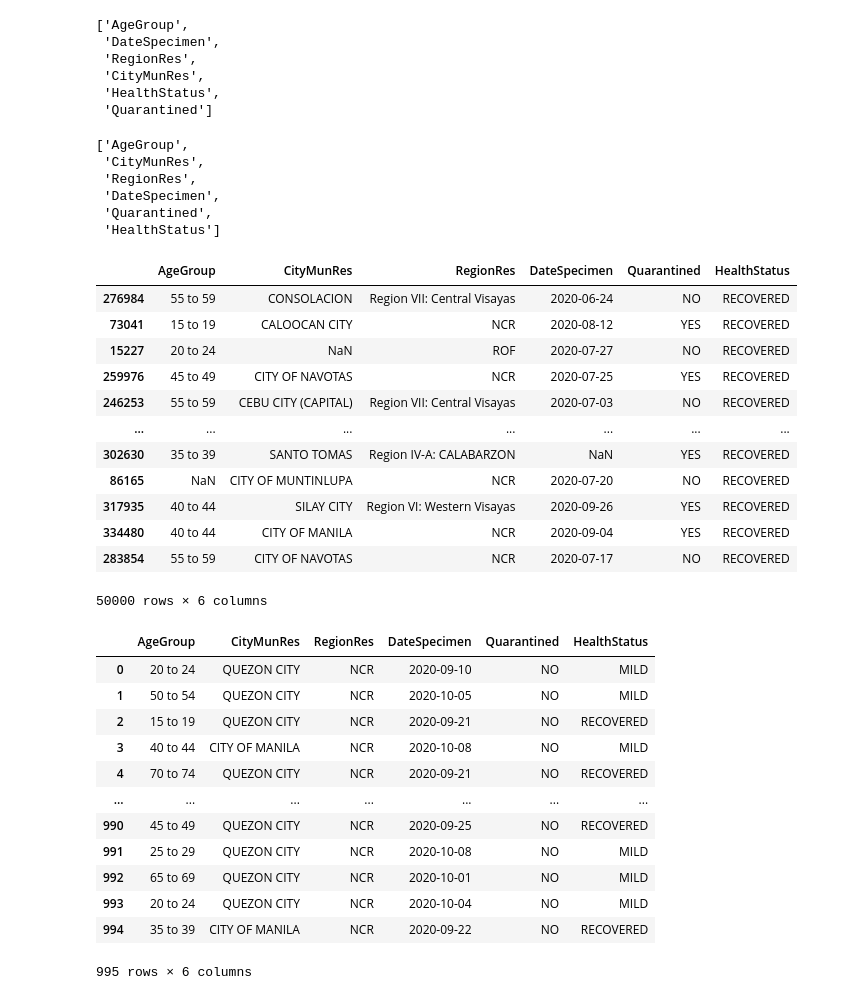
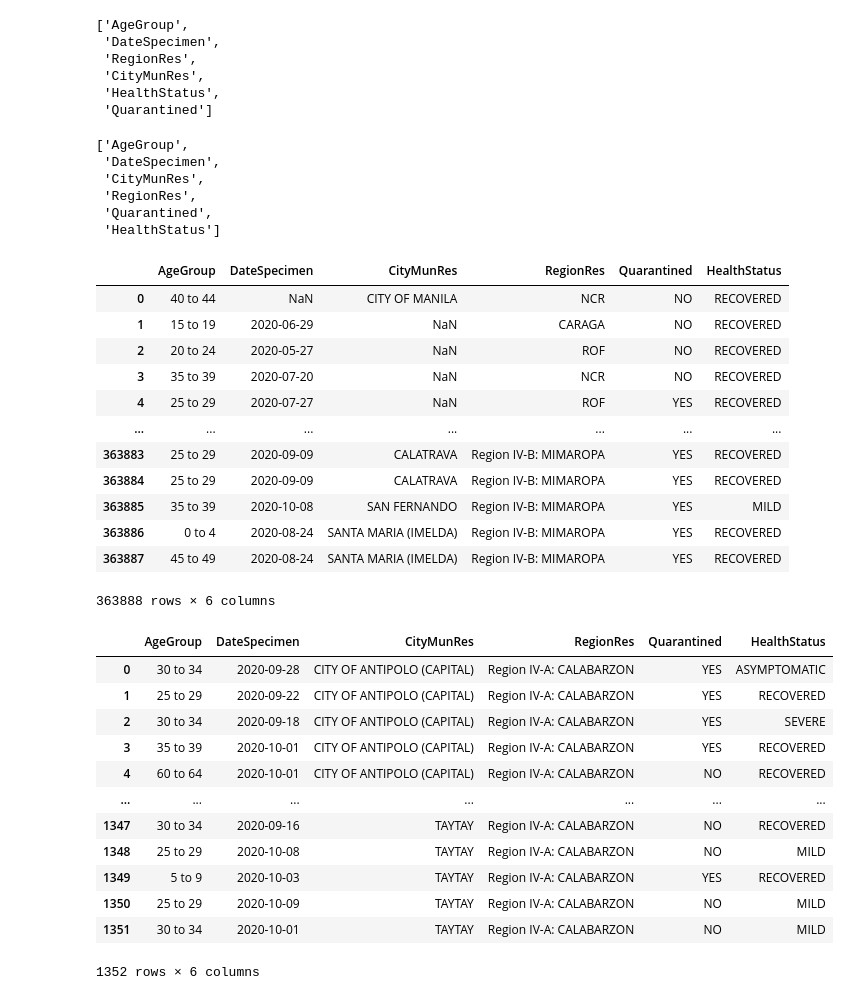
Before and after one commit to rjPajaro/COVID-Mining, a Jupyter notebook: Data-Mining-Project.ipynb, the cells around one changed output. Drawn from its saved outputs; the diff is of its cells as text; code cells hidden in the pictures.

```diff
--- a/Data-Mining-Project.ipynb
+++ b/Data-Mining-Project.ipynb
@@ -41,6 +41,4 @@ Data columns (total 22 columns):
  21  ValidationStatus   240300 non-null  object
 dtypes: float64(1), object(21)
 memory usage: 61.1+ MB
-# %%
-data = data.sample(50000)
 # %%
@@ -79,56 +75,56 @@ titles
  'Quarantined']
 # %%
 titles[4], titles[5] = titles[5], titles[4]
-titles[1], titles[2], titles[3] = titles[3], titles[2], titles[1]
+titles[2], titles[3] = titles[3], titles[2]
 titles
 # %% [output]
 ['AgeGroup',
+ 'DateSpecimen',
  'CityMunRes',
  'RegionRes',
- 'DateSpecimen',
  'Quarantined',
  'HealthStatus']
 # %%
 df = df[titles]
 df
 # %% [output]
-|  | AgeGroup | CityMunRes | RegionRes | DateSpecimen | Quarantined | HealthStatus |
-| 276984 | 55 to 59 | CONSOLACION | Region VII: Central Visayas | 2020-06-24 | NO | RECOVERED |
-| 73041 | 15 to 19 | CALOOCAN CITY | NCR | 2020-08-12 | YES | RECOVERED |
-| 15227 | 20 to 24 | NaN | ROF | 2020-07-27 | NO | RECOVERED |
-| 259976 | 45 to 49 | CITY OF NAVOTAS | NCR | 2020-07-25 | YES | RECOVERED |
-| 246253 | 55 to 59 | CEBU CITY (CAPITAL) | Region VII: Central Visayas | 2020-07-03 | NO | RECOVERED |
+|  | AgeGroup | DateSpecimen | CityMunRes | RegionRes | Quarantined | HealthStatus |
+| 0 | 40 to 44 | NaN | CITY OF MANILA | NCR | NO | RECOVERED |
+| 1 | 15 to 19 | 2020-06-29 | NaN | CARAGA | NO | RECOVERED |
+| 2 | 20 to 24 | 2020-05-27 | NaN | ROF | NO | RECOVERED |
+| 3 | 35 to 39 | 2020-07-20 | NaN | NCR | NO | RECOVERED |
+| 4 | 25 to 29 | 2020-07-27 | NaN | ROF | YES | RECOVERED |
 | ... | ... | ... | ... | ... | ... | ... |
-| 302630 | 35 to 39 | SANTO TOMAS | Region IV-A: CALABARZON | NaN | YES | RECOVERED |
-| 86165 | NaN | CITY OF MUNTINLUPA | NCR | 2020-07-20 | NO | RECOVERED |
-| 317935 | 40 to 44 | SILAY CITY | Region VI: Western Visayas | 2020-09-26 | YES | RECOVERED |
-| 334480 | 40 to 44 | CITY OF MANILA | NCR | 2020-09-04 | YES | RECOVERED |
-| 283854 | 55 to 59 | CITY OF NAVOTAS | NCR | 2020-07-17 | NO | RECOVERED |
+| 363883 | 25 to 29 | 2020-09-09 | CALATRAVA | Region IV-B: MIMAROPA | YES | RECOVERED |
+| 363884 | 25 to 29 | 2020-09-09 | CALATRAVA | Region IV-B: MIMAROPA | YES | RECOVERED |
+| 363885 | 35 to 39 | 2020-10-08 | SAN FERNANDO | Region IV-B: MIMAROPA | YES | MILD |
+| 363886 | 0 to 4 | 2020-08-24 | SANTA MARIA (IMELDA) | Region IV-B: MIMAROPA | YES | RECOVERED |
+| 363887 | 45 to 49 | 2020-08-24 | SANTA MARIA (IMELDA) | Region IV-B: MIMAROPA | YES | RECOVERED |
-50000 rows × 6 columns
+363888 rows × 6 columns
 # %%
 start_date = '2020-09-10'
 end_date = '2020-10-10'
 
-df = df.loc[df['RegionRes'] == 'NCR']
-df = df.loc[(df['CityMunRes'] == 'CITY OF MANILA') | (df['CityMunRes'] == 'QUEZON CITY')]
+df = df.loc[df['RegionRes'] == 'Region IV-A: CALABARZON']
+df = df.loc[(df['CityMunRes'] == 'CITY OF ANTIPOLO (CAPITAL)') | (df['CityMunRes'] == 'TAYTAY')]
 df = df.loc[(df['DateSpecimen'] >= start_date) & ((df['DateSpecimen'] <= end_date))]
 df = df.reset_index(drop=True)
 
 df
 # %% [output]
-|  | AgeGroup | CityMunRes | RegionRes | DateSpecimen | Quarantined | HealthStatus |
-| 0 | 20 to 24 | QUEZON CITY | NCR | 2020-09-10 | NO | MILD |
-| 1 | 50 to 54 | QUEZON CITY | NCR | 2020-10-05 | NO | MILD |
-| 2 | 15 to 19 | QUEZON CITY | NCR | 2020-09-21 | NO | RECOVERED |
-| 3 | 40 to 44 | CITY OF MANILA | NCR | 2020-10-08 | NO | MILD |
-| 4 | 70 to 74 | QUEZON CITY | NCR | 2020-09-21 | NO | RECOVERED |
+|  | AgeGroup | DateSpecimen | CityMunRes | RegionRes | Quarantined | HealthStatus |
+| 0 | 30 to 34 | 2020-09-28 | CITY OF ANTIPOLO (CAPITAL) | Region IV-A: CALABARZON | YES | ASYMPTOMATIC |
+| 1 | 25 to 29 | 2020-09-22 | CITY OF ANTIPOLO (CAPITAL) | Region IV-A: CALABARZON | YES | RECOVERED |
+| 2 | 30 to 34 | 2020-09-18 | CITY OF ANTIPOLO (CAPITAL) | Region IV-A: CALABARZON | YES | SEVERE |
+| 3 | 35 to 39 | 2020-10-01 | CITY OF ANTIPOLO (CAPITAL) | Region IV-A: CALABARZON | YES | RECOVERED |
+| 4 | 60 to 64 | 2020-10-01 | CITY OF ANTIPOLO (CAPITAL) | Region IV-A: CALABARZON | NO | RECOVERED |
 | ... | ... | ... | ... | ... | ... | ... |
-| 990 | 45 to 49 | QUEZON CITY | NCR | 2020-09-25 | NO | RECOVERED |
-| 991 | 25 to 29 | QUEZON CITY | NCR | 2020-10-08 | NO | MILD |
-| 992 | 65 to 69 | QUEZON CITY | NCR | 2020-10-01 | NO | MILD |
-| 993 | 20 to 24 | QUEZON CITY | NCR | 2020-10-04 | NO | MILD |
-| 994 | 35 to 39 | CITY OF MANILA | NCR | 2020-09-22 | NO | RECOVERED |
+| 1347 | 30 to 34 | 2020-09-16 | TAYTAY | Region IV-A: CALABARZON | NO | RECOVERED |
+| 1348 | 25 to 29 | 2020-10-08 | TAYTAY | Region IV-A: CALABARZON | NO | MILD |
+| 1349 | 5 to 9 | 2020-10-03 | TAYTAY | Region IV-A: CALABARZON | YES | RECOVERED |
+| 1350 | 25 to 29 | 2020-10-09 | TAYTAY | Region IV-A: CALABARZON | NO | MILD |
+| 1351 | 30 to 34 | 2020-10-01 | TAYTAY | Region IV-A: CALABARZON | NO | MILD |
-995 rows × 6 columns
+1352 rows × 6 columns
 # %%
 df = df.dropna()
 df = df.reset_index(drop=True)
```
Also changed, not shown: parts of 24 cells of this notebook.
